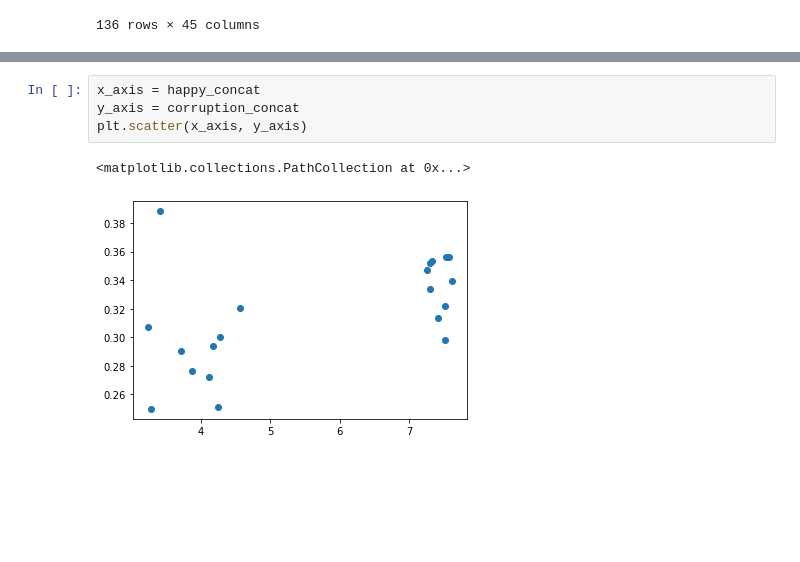
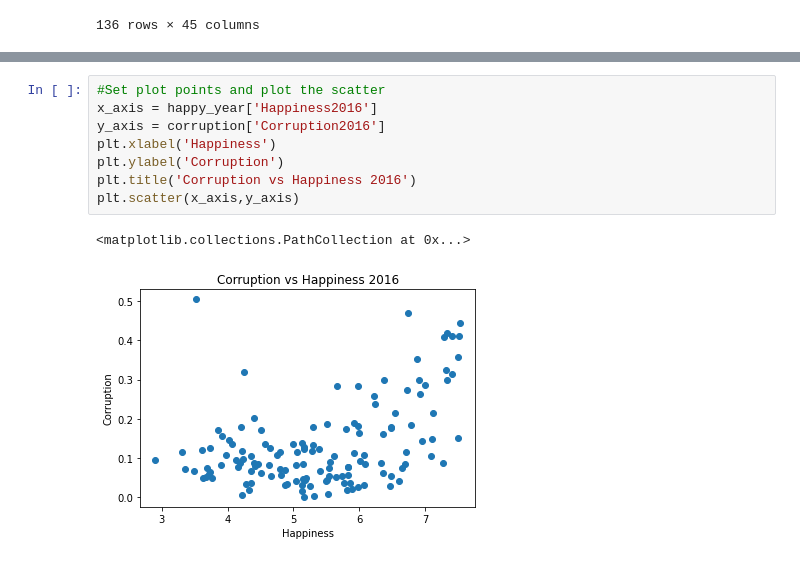
Before and after one commit to matteo005/Happiness_Project, a Jupyter notebook: sy_corruption.ipynb, the cells around one changed output, grey strips where cells are left out. Saved outputs shown, nothing was run; the diff lists cells and outputs as text; blank space fills up the shorter version.

```diff
--- a/sy_corruption.ipynb
+++ b/sy_corruption.ipynb
@@ -91,7 +120,11 @@ plt.scatter(x_axis,y_axis)
-# %%
-x_axis = happy_concat
-y_axis = corruption_concat
-plt.scatter(x_axis, y_axis)
-# %% [output]
-<matplotlib.collections.PathCollection at 0x...>
-[figure, removed]
+# %%
+#Set plot points and plot the scatter
+x_axis = happy_year['Happiness2016']
+y_axis = corruption['Corruption2016']
+plt.xlabel('Happiness')
+plt.ylabel('Corruption')
+plt.title('Corruption vs Happiness 2016')
+plt.scatter(x_axis,y_axis)
+# %% [output]
+<matplotlib.collections.PathCollection at 0x...>
+[figure, added]
```
Also changed, not shown: parts of 15 cells of this notebook.
